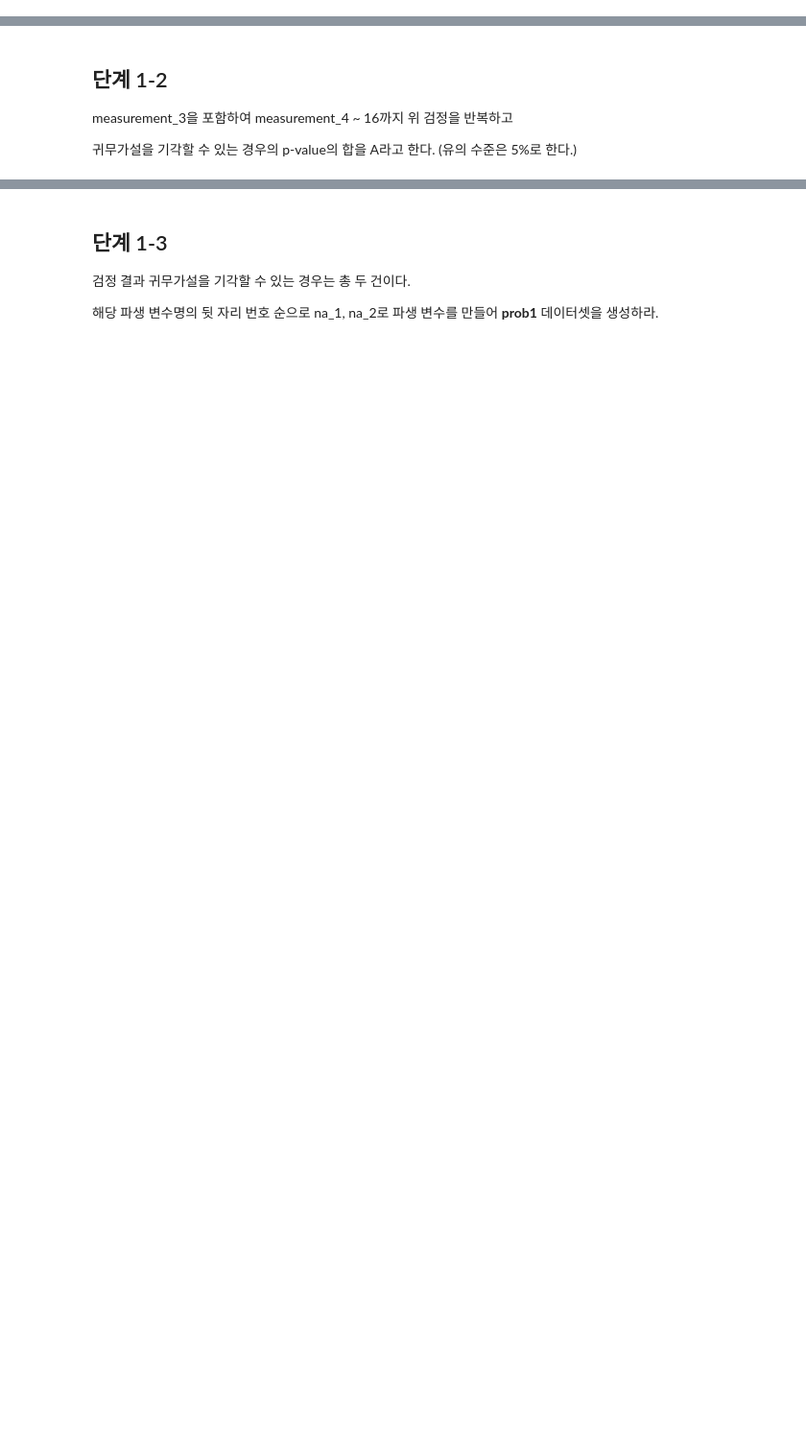
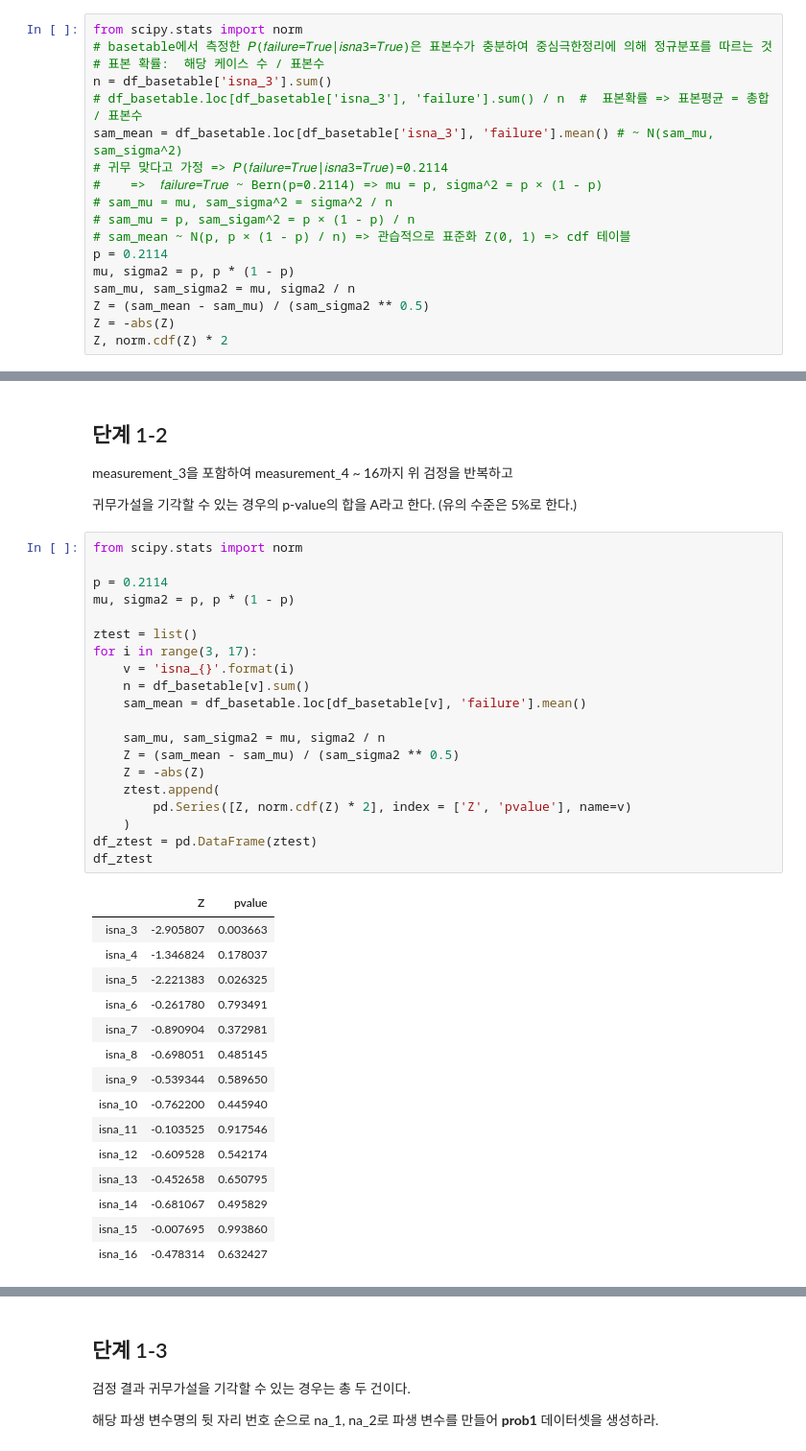
Before and after one commit to sunkusun9/DS_lv3_2603_2, a Jupyter notebook: sec_ds_lv3_prob1_prob.ipynb, the cells around one changed output, grey strips where cells are left out. Shown at 96% size. Drawn from its saved outputs; the diff is of its cells as text; blank space fills up the shorter version.

```diff
--- a/sec_ds_lv3_prob1_prob.ipynb
+++ b/sec_ds_lv3_prob1_prob.ipynb
@@ -347,3 +347,21 @@ $H_1: P(failure=True|isna_{3}=True) \neq 0.2114$
 ---
 
  Hint] p-value는 0.0037(소수점 다섯째 자리에서 반올림하여 넷째 자리까지 표시)
+# %%
+from scipy.stats import norm
+# basetable에서 측정한 𝑃(𝑓𝑎𝑖𝑙𝑢𝑟𝑒=𝑇𝑟𝑢𝑒|𝑖𝑠𝑛𝑎3=𝑇𝑟𝑢𝑒)은 표본수가 충분하여 중심극한정리에 의해 정규분포를 따르는 것
+# 표본 확률:  해당 케이스 수 / 표본수
+n = df_basetable['isna_3'].sum()
+# df_basetable.loc[df_basetable['isna_3'], 'failure'].sum() / n  #  표본확률 => 표본평균 = 총합 / 표본수
+sam_mean = df_basetable.loc[df_basetable['isna_3'], 'failure'].mean() # ~ N(sam_mu, sam_sigma^2)
+# 귀무 맞다고 가정 => 𝑃(𝑓𝑎𝑖𝑙𝑢𝑟𝑒=𝑇𝑟𝑢𝑒|𝑖𝑠𝑛𝑎3=𝑇𝑟𝑢𝑒)=0.2114
+#    =>  𝑓𝑎𝑖𝑙𝑢𝑟𝑒=𝑇𝑟𝑢𝑒 ~ Bern(p=0.2114) => mu = p, sigma^2 = p × (1 - p)
+# sam_mu = mu, sam_sigma^2 = sigma^2 / n
+# sam_mu = p, sam_sigam^2 = p × (1 - p) / n
+# sam_mean ~ N(p, p × (1 - p) / n) => 관습적으로 표준화 Z(0, 1) => cdf 테이블
+p = 0.2114
+mu, sigma2 = p, p * (1 - p)
+sam_mu, sam_sigma2 = mu, sigma2 / n
+Z = (sam_mean - sam_mu) / (sam_sigma2 ** 0.5)
+Z = -abs(Z)
+Z, norm.cdf(Z) * 2
@@ -353,3 +410,39 @@ $H_1: P(failure=True|isna_{3}=True) \neq 0.2114$
 measurement_3을 포함하여 measurement_4 ~ 16까지 위 검정을 반복하고
 
 귀무가설을 기각할 수 있는 경우의 p-value의 합을 A라고 한다. (유의 수준은 5%로 한다.)
+# %%
+from scipy.stats import norm
+
+p = 0.2114
+mu, sigma2 = p, p * (1 - p)
+
+ztest = list()
+for i in range(3, 17):
+    v = 'isna_{}'.format(i)
+    n = df_basetable[v].sum()
+    sam_mean = df_basetable.loc[df_basetable[v], 'failure'].mean()
+
+    sam_mu, sam_sigma2 = mu, sigma2 / n
+    Z = (sam_mean - sam_mu) / (sam_sigma2 ** 0.5)
+    Z = -abs(Z)
+    ztest.append(
+        pd.Series([Z, norm.cdf(Z) * 2], index = ['Z', 'pvalue'], name=v)
+    )
+df_ztest = pd.DataFrame(ztest)
+df_ztest
+# %% [output]
+|  | Z | pvalue |
+| isna_3 | -2.905807 | 0.003663 |
+| isna_4 | -1.346824 | 0.178037 |
+| isna_5 | -2.221383 | 0.026325 |
+| isna_6 | -0.261780 | 0.793491 |
+| isna_7 | -0.890904 | 0.372981 |
+| isna_8 | -0.698051 | 0.485145 |
+| isna_9 | -0.539344 | 0.589650 |
+| isna_10 | -0.762200 | 0.445940 |
+| isna_11 | -0.103525 | 0.917546 |
+| isna_12 | -0.609528 | 0.542174 |
+| isna_13 | -0.452658 | 0.650795 |
+| isna_14 | -0.681067 | 0.495829 |
+| isna_15 | -0.007695 | 0.993860 |
+| isna_16 | -0.478314 | 0.632427 |
```
Also changed, not shown: parts of 32 cells of this notebook.
